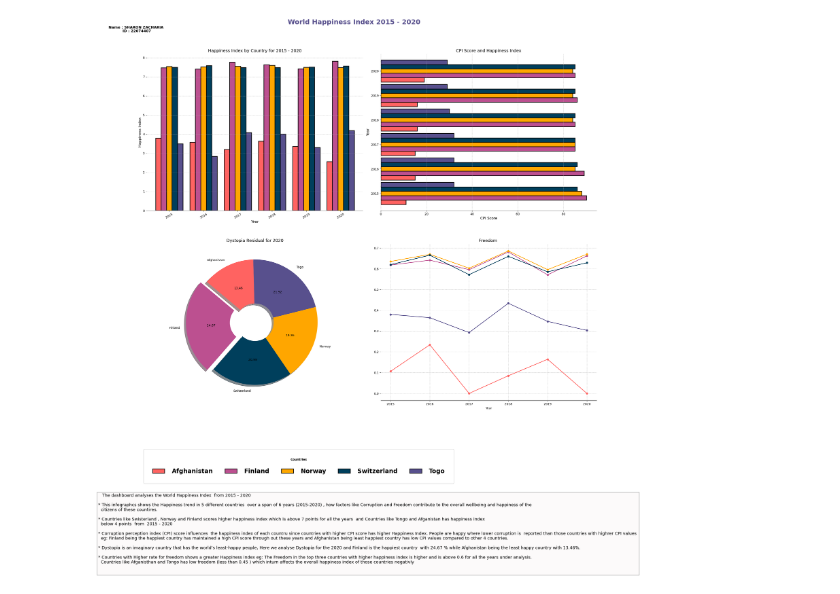
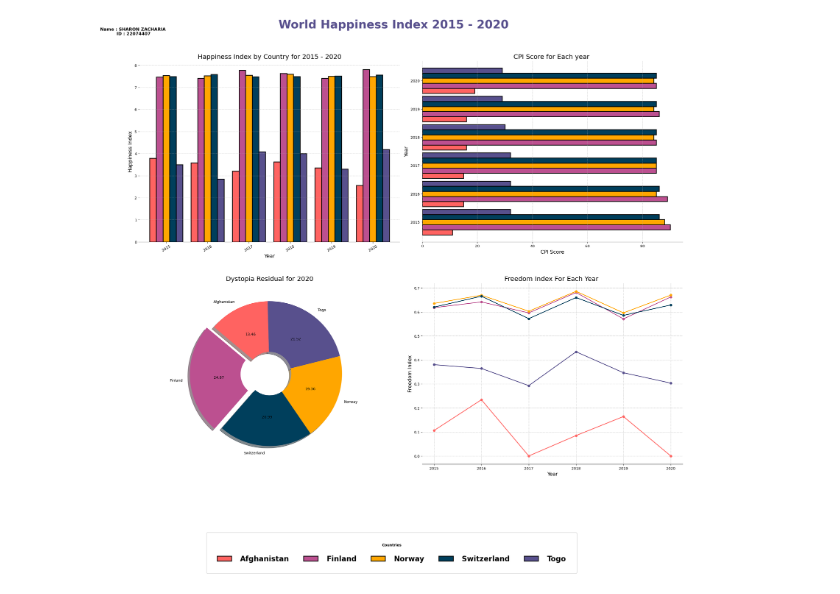
Before and after one commit to SHARONZACHARIA/Infographics_Project, a Jupyter notebook: 22074407.ipynb, the cells around one changed output. Cells and saved outputs as stored; diff of their text form; code cells hidden in the pictures.

```diff
--- a/22074407.ipynb
+++ b/22074407.ipynb
@@ -52,7 +52,7 @@ def get_country_color(country):
 # Creating a figure and axes using plt.subplots()
 fig, axes = plt.subplots(nrows=2, ncols=2, figsize=(25, 20))
 # fig.set_facecolor('#fceee9')
-fig.suptitle(" World Happiness Index 2015 - 2020", fontsize=22,fontweight='bold', color='#58508d')
+fig.suptitle(" World Happiness Index 2015 - 2020", fontsize=32,fontweight='bold', color='#58508d')
 name_student_id = " Name : SHARON ZACHARIA \n  ID : 22074407 "
 fig.text(0.1, 0.95, name_student_id, ha='center', fontsize=12,fontweight='bold')
 
@@ -71,9 +71,9 @@ pivot_df_Hindex.plot(kind='bar', width=0.8, ax=axes[0, 0], color=[
                      get_country_color(country) for country in pivot_df_Hindex.columns], edgecolor='black', linewidth=2)
 
 
-axes[0, 0].set_xlabel('Year', fontsize=12)
-axes[0, 0].set_ylabel('Happiness Index', fontsize=12)
-axes[0, 0].set_title('Happiness Index by Country for 2015 - 2020', fontsize=14)
+axes[0, 0].set_xlabel('Year', fontsize=14)
+axes[0, 0].set_ylabel('Happiness Index', fontsize=14)
+axes[0, 0].set_title('Happiness Index by Country for 2015 - 2020', fontsize=18)
 
 
 # Add the text below the title
@@ -95,9 +95,9 @@ axes[0, 0].tick_params(axis='x', rotation=30)  # Remove individual legend
 pivot_df_CPI.plot(kind="barh", width=0.9,ax=axes[0, 1], color=[
                   get_country_color(country) for country in pivot_df_CPI.columns], edgecolor='black',linewidth=2)
 
-axes[0, 1].set_xlabel('CPI Score', fontsize=12)
-axes[0, 1].set_ylabel('Year', fontsize=12)
-axes[0, 1].set_title('CPI Score and Happiness Index', fontsize=14)
+axes[0, 1].set_xlabel('CPI Score', fontsize=14)
+axes[0, 1].set_ylabel('Year', fontsize=14)
+axes[0, 1].set_title('CPI Score for Each year ', fontsize=18)
 
 # Remove individual legend from this specific subplot
 axes[0, 1].legend().remove()
@@ -123,72 +123,64 @@ axes[1, 0].pie(
     shadow=True,
     wedgeprops={'width': 0.7},  # Set the width to create a donut chart
 )
-axes[1, 0].set_title('Dystopia Residual for 2020', fontsize=14)
+axes[1, 0].set_title('Dystopia Residual for 2020', fontsize=18)
 axes[1, 0].legend().remove()  # Remove individual legend
 
 # Fifth subplot: Freedom Line Plot
 pivot_df_Freedom.plot(kind="line", ax=axes[1, 1], marker='o', color=[
                       get_country_color(country) for country in pivot_df_Freedom.columns], linewidth=2)
 
-
-axes[1, 1].set_title('Freedom ', fontsize=14)
-
-# Remove individual legend from this specific subplot
+axes[1, 1].set_title('Freedom Index For Each Year ', fontsize=18)
 axes[1, 1].legend().remove()
-
-# Customize grid lines for the plot
-axes[1, 1].grid(axis='both', linestyle='--', alpha=0.7)  # Show grid lines along both axes
-
-# Customize ticks and tick labels
+axes[1, 1].grid(axis='both', linestyle='--', alpha=0.7)
+axes[1, 1].set_xlabel('Year', fontsize=14)
+axes[1, 1].set_ylabel('Freedom Index', fontsize=14)  # Show grid lines along both axes
 axes[1, 1].tick_params(axis='both')  # Remove individual legend
 
 handles, labels = axes[0, 0].get_legend_handles_labels()
 
 # Create a legend using the handles and labels obtained
-legend = fig.legend(handles, labels, loc='upper center', title='Countries', bbox_to_anchor=(0.4, -0.005),
+legend = fig.legend(handles, labels, loc='upper center', title='Countries', bbox_to_anchor=(0.5, -0.005),
                     ncol=len(COUNTRY_NAMES), facecolor='white', framealpha=1, fontsize=20,
                     borderpad=1.5, handletextpad=1.2, labelspacing=1.2)
 
 # Customize legend properties
 for text in legend.get_texts():
     text.set_fontweight('bold')
 legend.get_title().set_fontweight('bold')
 
 # Adjust layout and save the figure
 plt.tight_layout(pad=4.0, h_pad=6.0, w_pad=2.0)
 # fig.subplots_adjust(wspace=0.8, hspace=0.6)
 
 # Save the plot
 plt.savefig('combined_plots.png', dpi=300,
             bbox_extra_artists=(legend,), bbox_inches='tight')
 
 
 # Show the plots
+# description_text = """
 
+# * The dashboard analyses the World Happiness Index  from 2015 - 2020
 
-description_text = """
+# * This infographcs shows the Happiness trend in 5 different countries  over a span of 6 years (2015-2020) , how factors like Corruption and Freedom contribute to the overall wellbeing and happiness of the
+#   citizens of these countires.
 
-* The dashboard analyses the World Happiness Index  from 2015 - 2020
+# * Countries like Swisterland , Norway and Finland scores higher happiness index which is above 7 points for all the years  and Countries like Tongo and Afganistan has happiness index
+#   below 4 points  from  2015 - 2020
 
-* This infographcs shows the Happiness trend in 5 different countries  over a span of 6 years (2015-2020) , how factors like Corruption and Freedom contribute to the overall wellbeing and happiness of the
-  citizens of these countires.
+# * Corruption perception index (CPI) score influences  the happiness index of each countru since countries with higher CPI score has higher Happiness Index. People are happy where lower corruption is  reported than those countries with highrer CPI values
+#   eg: Finland being the happiest country has maintained a high CPI score through out these years and Afghanistan being least happiest country has low CPI values compared to other 4 countries.
 
-* Countries like Swisterland , Norway and Finland scores higher happiness index which is above 7 points for all the years  and Countries like Tongo and Afganistan has happiness index
-  below 4 points  from  2015 - 2020
+# * Dystopia is an imaginary country that has the world’s least-happy people, Here we analyse Dystopia for the 2020 and Finland is the happiest country  with 24.67 % while Afghanistan being the least happy country with 13.46%.
 
-* Corruption perception index (CPI) score influences  the happiness index of each countru since countries with higher CPI score has higher Happiness Index. People are happy where lower corruption is  reported than those countries with highrer CPI values
-  eg: Finland being the happiest country has maintained a high CPI score through out these years and Afghanistan being least happiest country has low CPI values compared to other 4 countries.
+# * Countries with Higher rate for freedom shows a greater Happiness index eg: The Freedom in the top three countries with higher happiness index is higher and is above 0.6 for all the years under analysis.
+#   Countries like Afganisthan and Tongo has low freedom (less than 0.45 ) which inturn affects the overall happiness index of those countries negativly
+# """
 
-* Dystopia is an imaginary country that has the world’s least-happy people, Here we analyse Dystopia for the 2020 and Finland is the happiest country  with 24.67 % while Afghanistan being the least happy country with 13.46%.
-
-* Countries with Higher rate for freedom shows a greater Happiness index eg: The Freedom in the top three countries with higher happiness index is higher and is above 0.6 for all the years under analysis.
-  Countries like Afganisthan and Tongo has low freedom (less than 0.45 ) which inturn affects the overall happiness index of those countries negativly
-
-"""
-
-fig.text(0.03, -0.3, description_text, ha='left', va='bottom', fontsize=14, bbox=dict(facecolor='#faf6f6', alpha=0.5))
-plt.subplots_adjust(left=0.12, right=0.95, top=0.9, bottom=0.1)
+fig.text(0.03, -0.3, "  ", fontsize=14, bbox=dict(facecolor='#faf6f6'))
+plt.subplots_adjust(left=0.11, right=0.95, top=0.9, bottom=0.12)
 
 plt.show()
 # %% [output]
-[figure, old version]
+[figure, new version]
```
Also changed, not shown: 1 other file.
